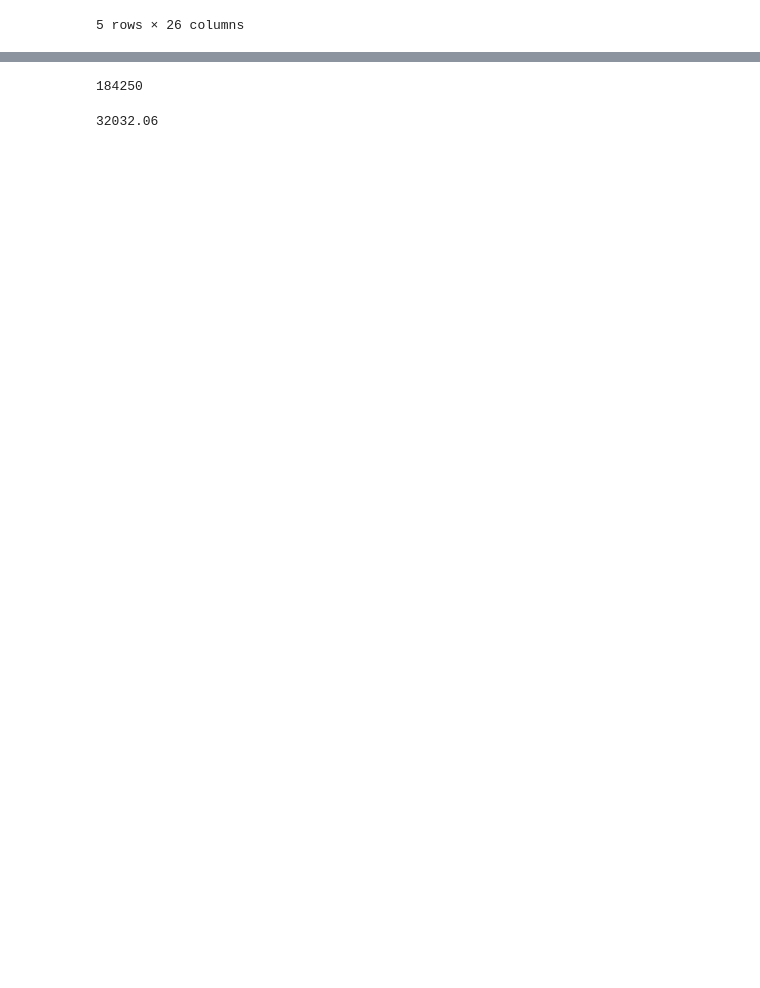
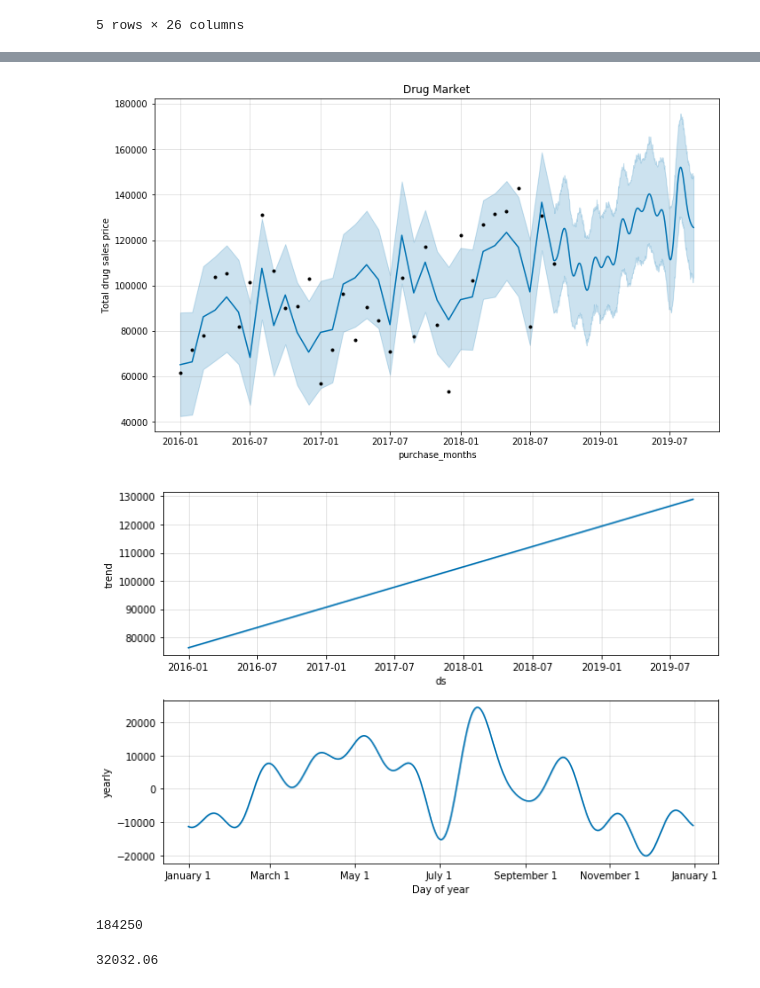
Before and after one commit to DorkNstein/data_modeling, a Jupyter notebook: test_drug.ipynb, the cells around one changed output, grey strips where cells are left out. Cells and saved outputs as stored; diff of their text form; code cells hidden in the pictures; blank space fills up the shorter version.

Commit message:
Add the prophet predictions for drug data

```diff
--- a/test_drug.ipynb
+++ b/test_drug.ipynb
@@ -22,3 +24,21 @@ data.head()
 | 3 | 2436 | 46 | 87 | 2565 | SYSTEM | 2018-10-08 21:30:28 | SYSTEM | 2018-10-08 21:30:28 | ... |
 | 4 | 2461 | 46 | 87 | 2540 | SYSTEM | 2018-10-08 21:30:28 | SYSTEM | 2018-10-08 21:30:28 | ... |
 5 rows × 26 columns
+# %%
+from fbprophet import Prophet
+
+m_df = data[['purchase_month', 'unit_price']]
+
+
+m_df = pd.DataFrame({'unit_price' : m_df.groupby(["purchase_month"])['unit_price'].sum()}).reset_index()
+
+display(m_df.dtypes)
+
+# m_df['purchase_month'] = m_df['purchase_month'].apply(dateutil.parser.parse, dayfirst=True)
+
+m_df1 = m_df.copy()
+m_df1.rename(columns={'purchase_month': 'ds',
+                   'unit_price': 'y'},
+          inplace=True)
+
+m_df1.head()
@@ -24,0 +55,8 @@ data.head()
+# %%
+m = Prophet()
+m.fit(m_df1)
+m_forecast = m.make_future_dataframe(periods=365, freq='D')
+m_forecast = m.predict(m_forecast)
+
+display(m_forecast.head())
+display(m_forecast.tail())
@@ -25,3 +78,13 @@ data.head()
+# %%
+fig = m.plot(m_forecast, xlabel='purchase_months', ylabel='Total drug sales price')
+plt.title('Drug Market')
+plt.show()
+
+m.plot_components(m_forecast)
+plt.show()
+# %% [output]
+[figure, added]
+[figure, added]
 # %%
 # How many rows the dataset
 data['id'].count()
```
Also changed, not shown: parts of 7 cells of this notebook.
